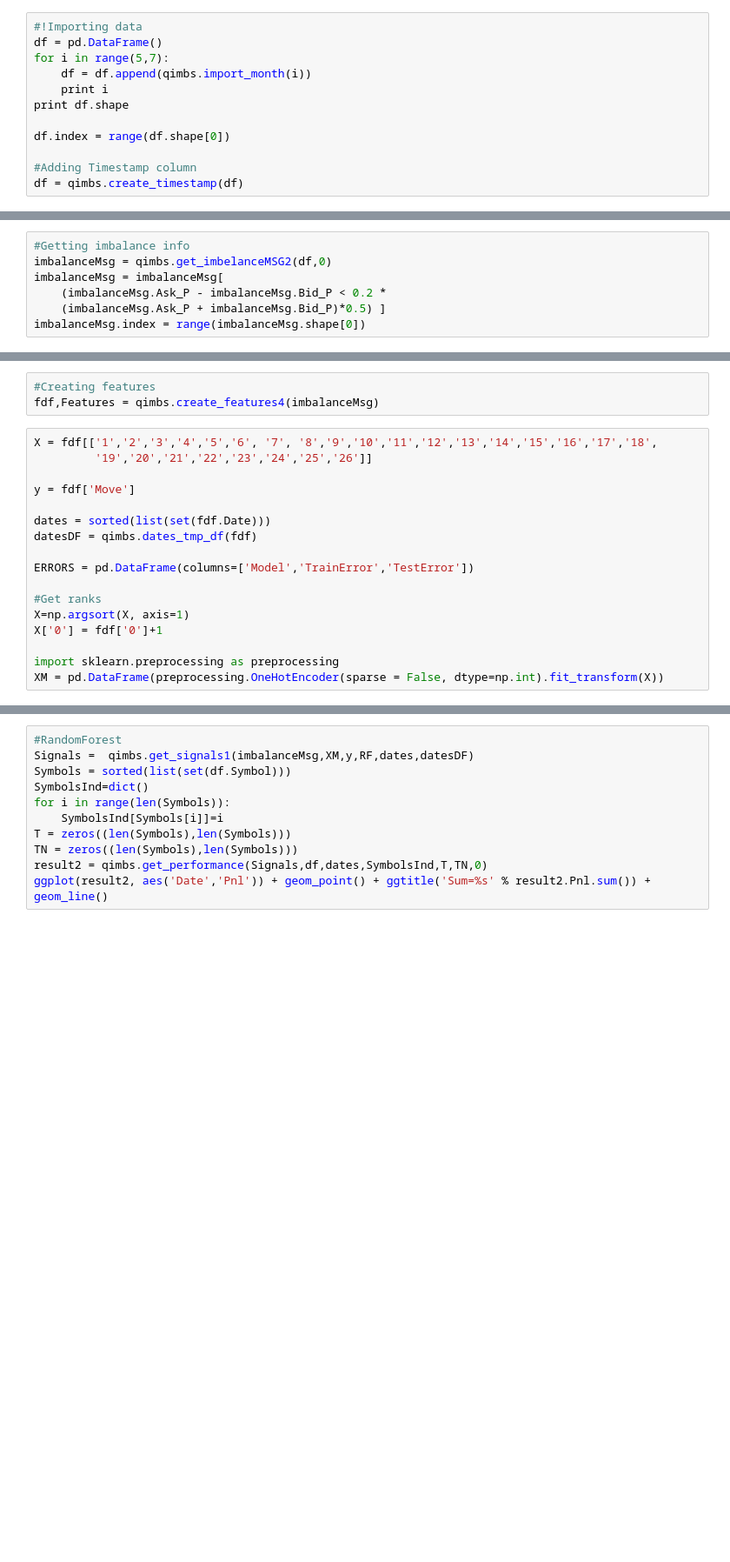
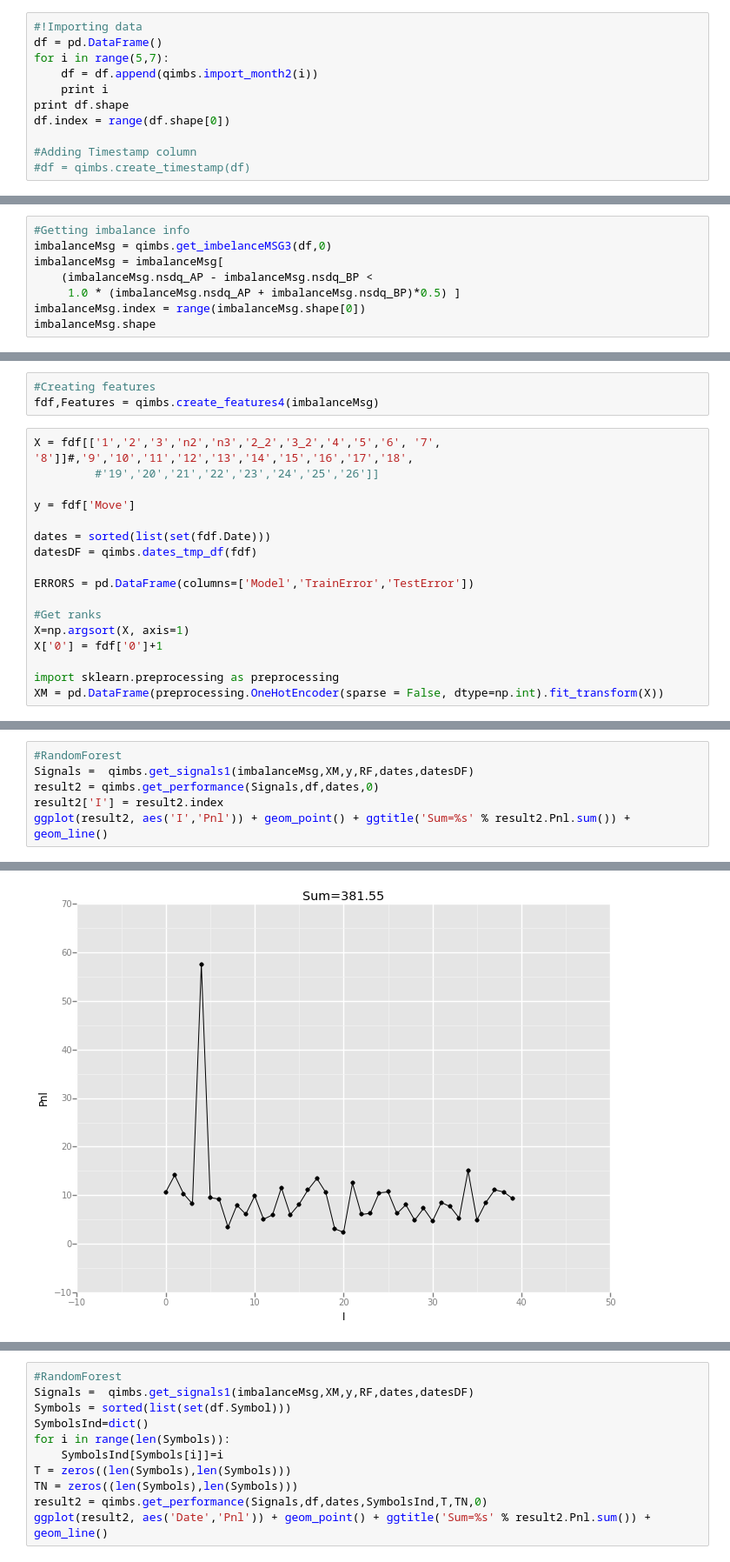
Before and after one commit to bilykigor/qimb, a Jupyter notebook: RankClassifier.ipynb, the cells around one changed output, grey strips where cells are left out. Shown: that part at 87% size. Drawn from its saved outputs; the diff is of its cells as text; blank space fills up the shorter version.

```diff
--- a/RankClassifier.ipynb
+++ b/RankClassifier.ipynb
@@ -12,14 +12,13 @@ reload(qimbs)
 #!Importing data
 df = pd.DataFrame()
 for i in range(5,7):
-    df = df.append(qimbs.import_month(i))
+    df = df.append(qimbs.import_month2(i))
     print i
 print df.shape
-
 df.index = range(df.shape[0])
 
 #Adding Timestamp column
-df = qimbs.create_timestamp(df)
+#df = qimbs.create_timestamp(df)
 # %% [output]
 5
 6
@@ -27,7 +26,8 @@ df = qimbs.create_timestamp(df)
 # %%
 #Getting imbalance info
-imbalanceMsg = qimbs.get_imbelanceMSG2(df,0)
+imbalanceMsg = qimbs.get_imbelanceMSG3(df,0)
 imbalanceMsg = imbalanceMsg[
-    (imbalanceMsg.Ask_P - imbalanceMsg.Bid_P < 0.2 *
-    (imbalanceMsg.Ask_P + imbalanceMsg.Bid_P)*0.5) ]
+    (imbalanceMsg.nsdq_AP - imbalanceMsg.nsdq_BP <
+     1.0 * (imbalanceMsg.nsdq_AP + imbalanceMsg.nsdq_BP)*0.5) ]
 imbalanceMsg.index = range(imbalanceMsg.shape[0])
+imbalanceMsg.shape
@@ -35,8 +37,8 @@ imbalanceMsg.index = range(imbalanceMsg.shape[0])
 #Creating features
 fdf,Features = qimbs.create_features4(imbalanceMsg)
 # %%
-X = fdf[['1','2','3','4','5','6', '7', '8','9','10','11','12','13','14','15','16','17','18',
-         '19','20','21','22','23','24','25','26']]
+X = fdf[['1','2','3','n2','n3','2_2','3_2','4','5','6', '7', '8']]#,'9','10','11','12','13','14','15','16','17','18',
+         #'19','20','21','22','23','24','25','26']]
 
 y = fdf['Move']
 
@@ -61,0 +64,7 @@ Precision - 0.775906735751, Recall - 0.914503816794, F_Score - 0.839523475823
+# %%
+#RandomForest
+Signals =  qimbs.get_signals1(imbalanceMsg,XM,y,RF,dates,datesDF)
+result2 = qimbs.get_performance(Signals,df,dates,0)
+result2['I'] = result2.index
+ggplot(result2, aes('I','Pnl')) + geom_point() + ggtitle('Sum=%s' % result2.Pnl.sum()) + geom_line()
+# %% [output]
@@ -61,0 +88 @@ Precision - 0.775906735751, Recall - 0.914503816794, F_Score - 0.839523475823
+[figure, added]
```
Also changed, not shown: parts of 12 cells of this notebook, 5 other files.
